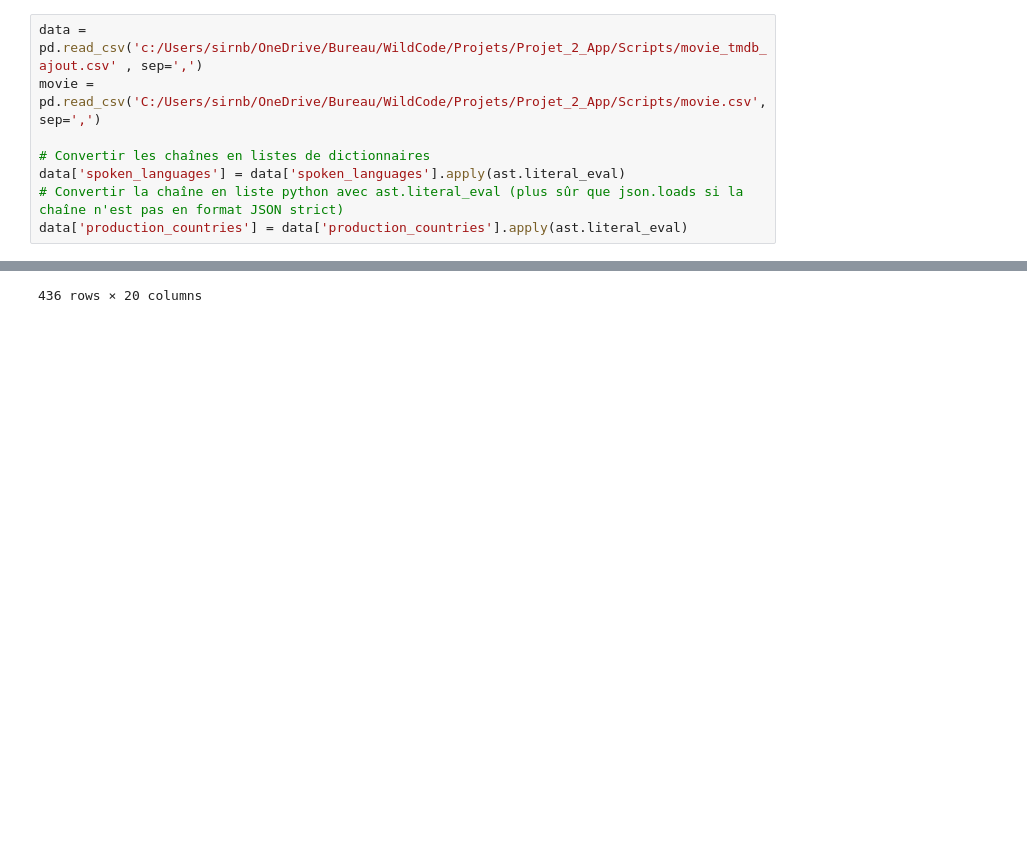
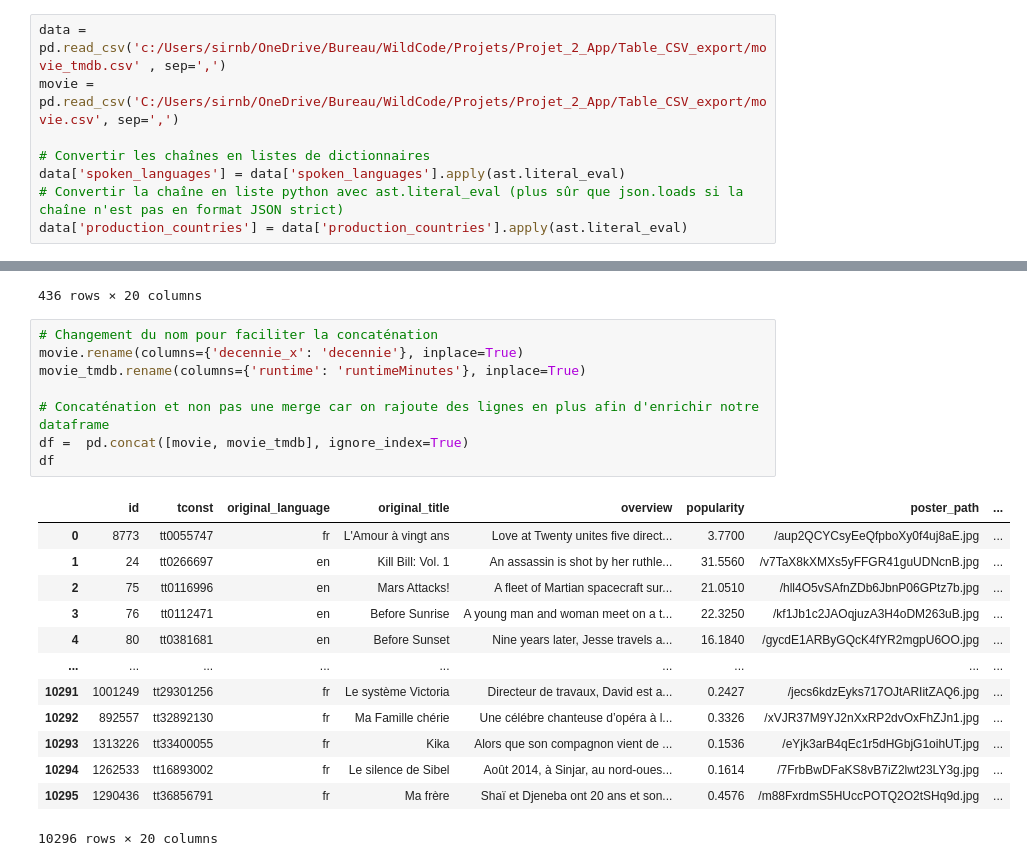
Before and after one commit to jbhdev/data-films, a Jupyter notebook: Merged_movies.ipynb, the cells around one changed output, grey strips where cells are left out. Saved outputs shown, nothing was run; the diff lists cells and outputs as text; blank space fills up the shorter version.

Commit message:
Mise à jour du code avec la concaténation pour avoir le data frame en entier

```diff
--- a/Merged_movies.ipynb
+++ b/Merged_movies.ipynb
@@ -3,8 +3,8 @@ import pandas as pd
 import ast
 import json
 # %%
-data = pd.read_csv('c:/Users/sirnb/OneDrive/Bureau/WildCode/Projets/Projet_2_App/Scripts/movie_tmdb_ajout.csv' , sep=',')
-movie = pd.read_csv('C:/Users/sirnb/OneDrive/Bureau/WildCode/Projets/Projet_2_App/Scripts/movie.csv', sep=',')
+data = pd.read_csv('c:/Users/sirnb/OneDrive/Bureau/WildCode/Projets/Projet_2_App/Table_CSV_export/movie_tmdb.csv' , sep=',')
+movie = pd.read_csv('C:/Users/sirnb/OneDrive/Bureau/WildCode/Projets/Projet_2_App/Table_CSV_export/movie.csv', sep=',')
 
 # Convertir les chaînes en listes de dictionnaires
 data['spoken_languages'] = data['spoken_languages'].apply(ast.literal_eval)
@@ -110,3 +110,25 @@ movie_tmdb
 | 434 | [Drame] | 1262533 | tt16893002 | fr | Le silence de Sibel | Août 2014, à Sinjar, au nord-oues... | 0.1614 | /7FrbBwDFaKS8vB7iZ2lwt23LY3g.jpg | ... |
 | 435 | [Comédie] | 1290436 | tt36856791 | fr | Ma frère | Shaï et Djeneba ont 20 ans et son... | 0.4576 | /m88FxrdmS5HUccPOTQ2O2tSHq9d.jpg | ... |
 436 rows × 20 columns
+# %%
+# Changement du nom pour faciliter la concaténation
+movie.rename(columns={'decennie_x': 'decennie'}, inplace=True)
+movie_tmdb.rename(columns={'runtime': 'runtimeMinutes'}, inplace=True)
+
+# Concaténation et non pas une merge car on rajoute des lignes en plus afin d'enrichir notre dataframe
+df =  pd.concat([movie, movie_tmdb], ignore_index=True)
+df
+# %% [output]
+|  | id | tconst | original_language | original_title | overview | popularity | poster_path | ... |
+| 0 | 8773 | tt0055747 | fr | L'Amour à vingt ans | Love at Twenty unites five direct... | 3.7700 | /aup2QCYCsyEeQfpboXy0f4uj8aE.jpg | ... |
+| 1 | 24 | tt0266697 | en | Kill Bill: Vol. 1 | An assassin is shot by her ruthle... | 31.5560 | /v7TaX8kXMXs5yFFGR41guUDNcnB.jpg | ... |
+| 2 | 75 | tt0116996 | en | Mars Attacks! | A fleet of Martian spacecraft sur... | 21.0510 | /hll4O5vSAfnZDb6JbnP06GPtz7b.jpg | ... |
+| 3 | 76 | tt0112471 | en | Before Sunrise | A young man and woman meet on a t... | 22.3250 | /kf1Jb1c2JAOqjuzA3H4oDM263uB.jpg | ... |
+| 4 | 80 | tt0381681 | en | Before Sunset | Nine years later, Jesse travels a... | 16.1840 | /gycdE1ARByGQcK4fYR2mgpU6OO.jpg | ... |
+| ... | ... | ... | ... | ... | ... | ... | ... | ... |
+| 10291 | 1001249 | tt29301256 | fr | Le système Victoria | Directeur de travaux, David est a... | 0.2427 | /jecs6kdzEyks717OJtARIitZAQ6.jpg | ... |
+| 10292 | 892557 | tt32892130 | fr | Ma Famille chérie | Une célébre chanteuse d’opéra à l... | 0.3326 | /xVJR37M9YJ2nXxRP2dvOxFhZJn1.jpg | ... |
+| 10293 | 1313226 | tt33400055 | fr | Kika | Alors que son compagnon vient de ... | 0.1536 | /eYjk3arB4qEc1r5dHGbjG1oihUT.jpg | ... |
+| 10294 | 1262533 | tt16893002 | fr | Le silence de Sibel | Août 2014, à Sinjar, au nord-oues... | 0.1614 | /7FrbBwDFaKS8vB7iZ2lwt23LY3g.jpg | ... |
+| 10295 | 1290436 | tt36856791 | fr | Ma frère | Shaï et Djeneba ont 20 ans et son... | 0.4576 | /m88FxrdmS5HUccPOTQ2O2tSHq9d.jpg | ... |
+10296 rows × 20 columns
```
